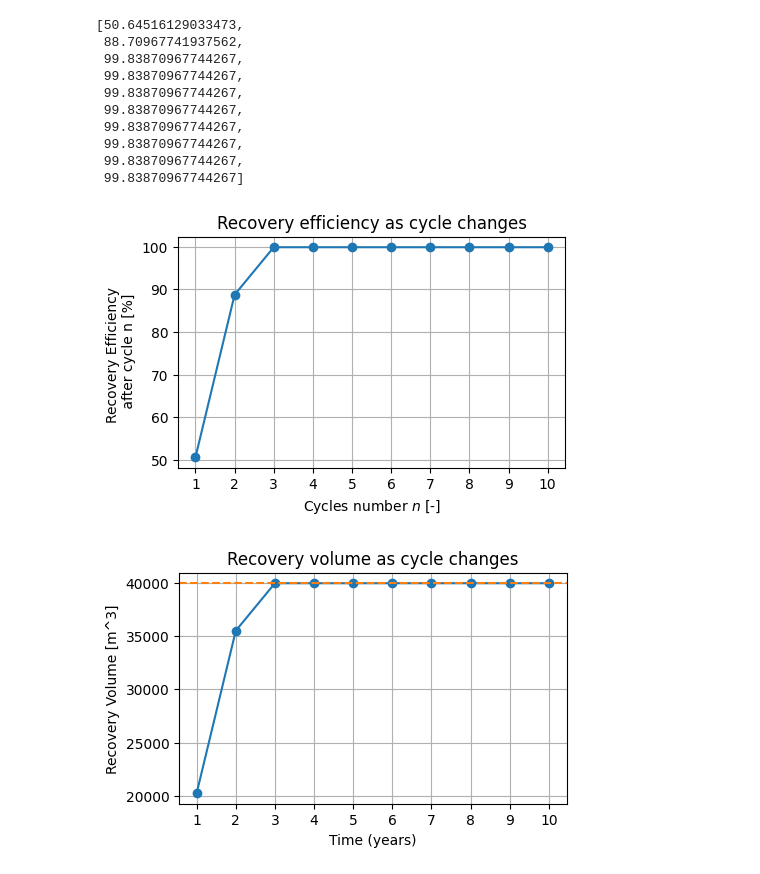
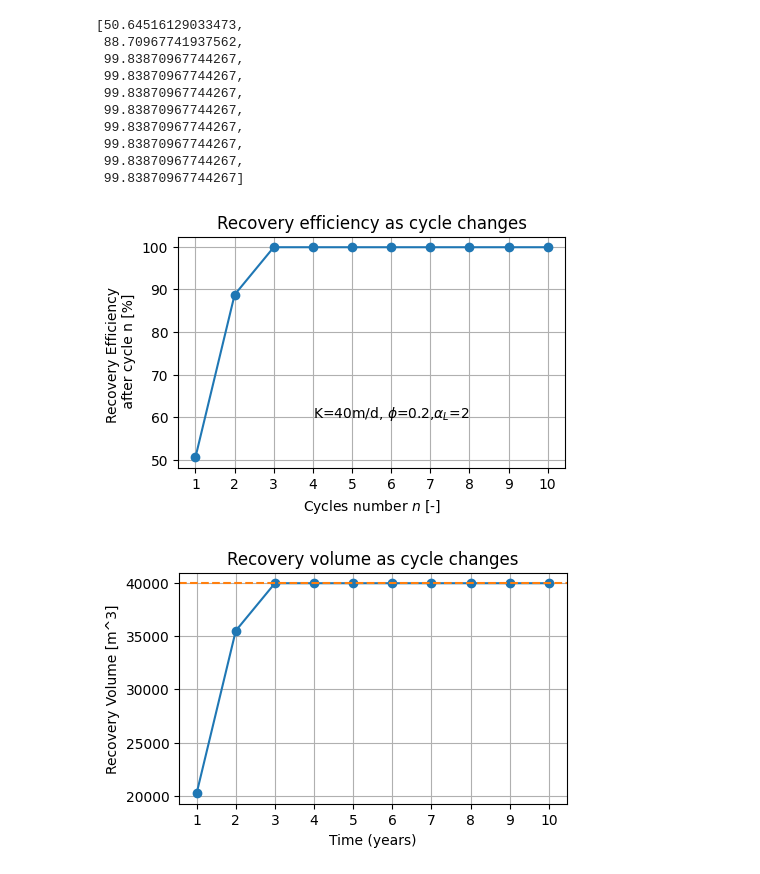
Before and after one commit to Daafip/design-ASR-CEGM2006, a Jupyter notebook: Model/4. worstcase_model_buoy_ml.ipynb, the cells around one changed output. Saved outputs shown, nothing was run; the diff lists cells and outputs as text; code cells hidden in the pictures.

```diff
--- a/Model/4. worstcase_model_buoy_ml.ipynb
+++ b/Model/4. worstcase_model_buoy_ml.ipynb
@@ -519,21 +519,22 @@ rec_eff_lst
 # %%
 fname = r"figures/recovery_eff_cycles.png"
 if run:
     cycle_n_arr = np.array(cycle_n) + 1
     plt.plot(cycle_n_arr,rec_eff_lst,marker="o")
     plt.ylabel("Recovery Efficiency \n after cycle n [%]")
     plt.xlabel(r"Cycles number $n$ [-]")
-    plt.title(r"Recovery efficiency as cycle changes")
+    plt.title(rf"Recovery efficiency as cycle changes")
+    plt.annotate(fr'K={k}m/d, $\phi$={npor},$\alpha_L$={alphaL}',(4,60))
     plt.xticks(ticks=cycle_n_arr)
     plt.grid()
     plt.savefig(fname)
 else:
     img = matplotlib.image.imread(fname)
     fig, ax = plt.subplots()
     ax.imshow(img)
     ax.axis("off")
 # %% [output]
-[figure, old version]
+[figure, new version]
 # %%
 fname = r"figures/recovery_Q_cycles.png"
 # run = True
```
Also changed, not shown: 2 other files.
